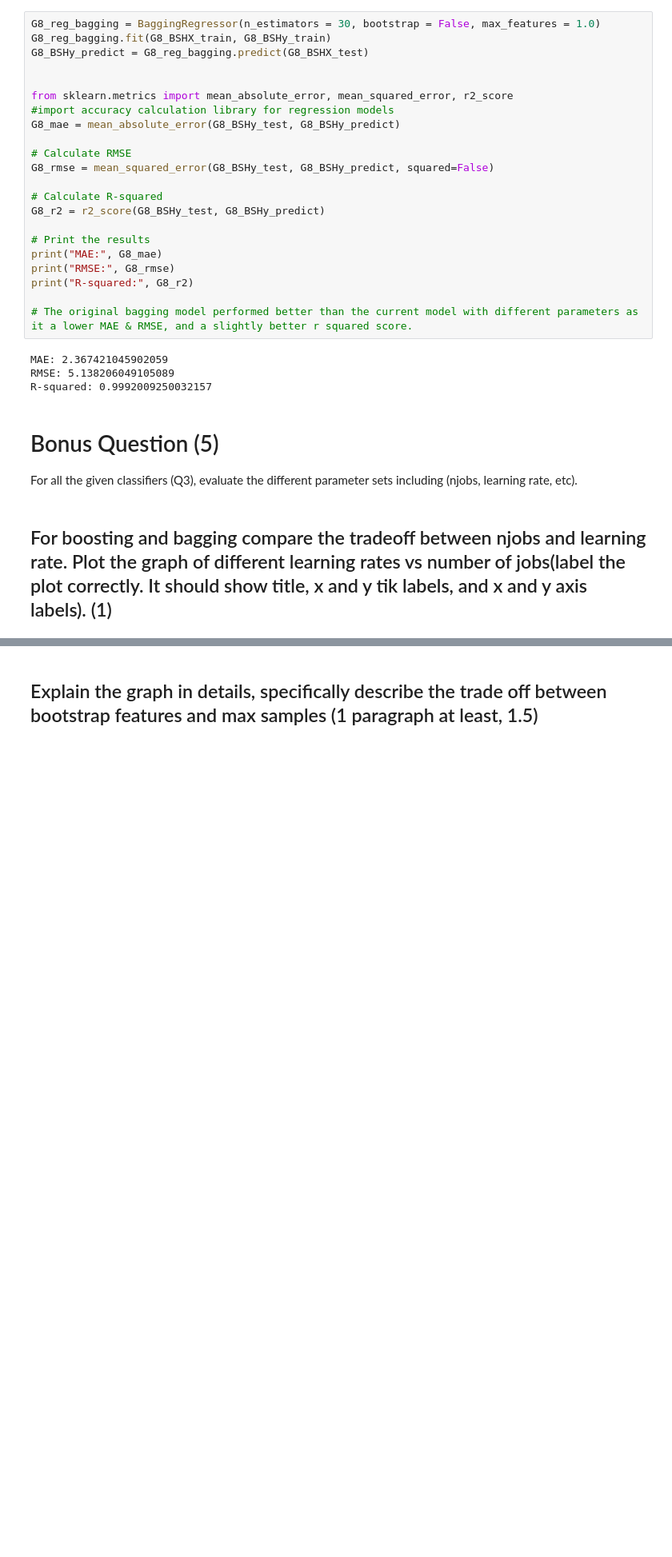
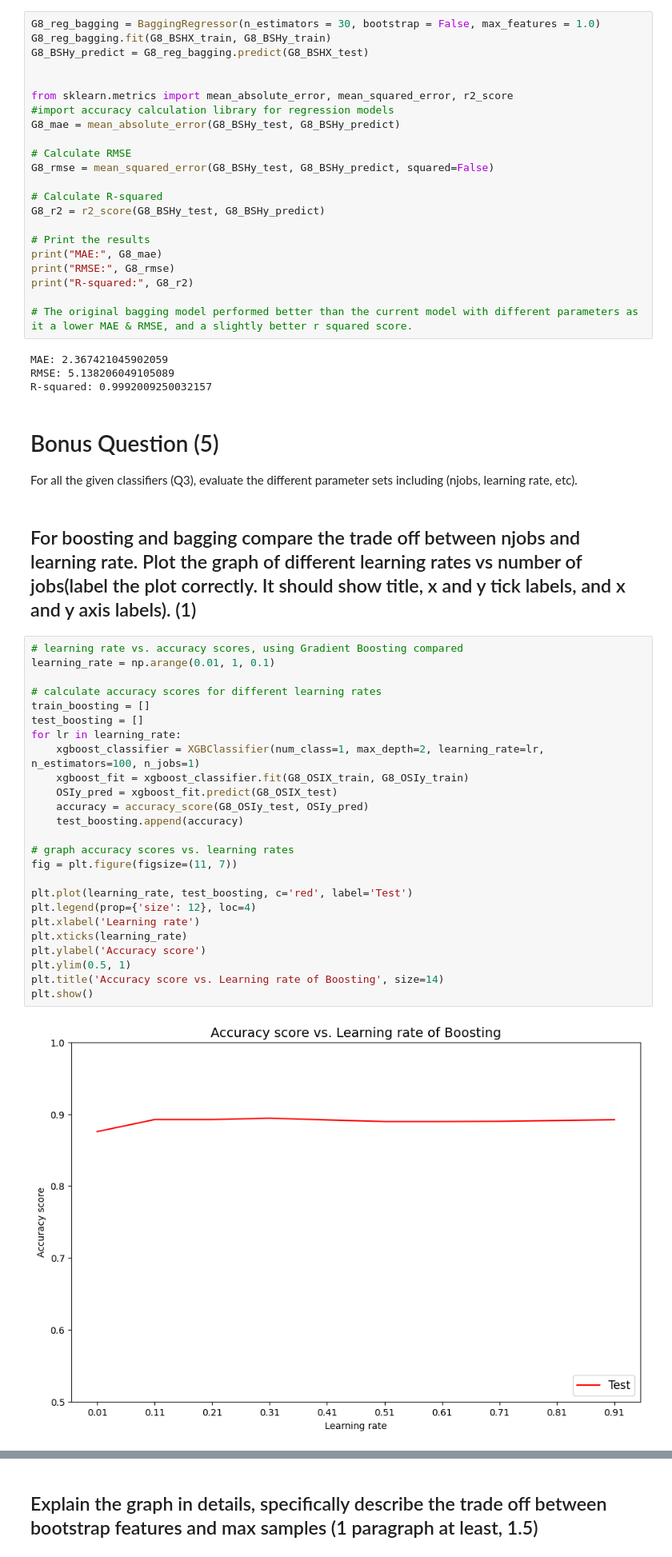
Before and after one commit to GeorgetownAnlytics/Wine-Quality-Prediction, a Jupyter notebook: Assignment1/Assignment 1_Group8_Final.ipynb, the cells around one changed output, grey strips where cells are left out. Shown at 80% size. Saved outputs shown, nothing was run; the diff lists cells and outputs as text; blank space fills up the shorter version.

```diff
--- a/Assignment1/Assignment 1_Group8_updated.ipynb
+++ b/Assignment1/Assignment 1_Group8_Final.ipynb
@@ -830,4 +830,31 @@ R-squared: 0.9992009250032157
 # Bonus Question (5)
 For all the given classifiers (Q3), evaluate the different parameter sets including (njobs, learning rate, etc).
 # %% [markdown]
-## For boosting and bagging compare the tradeoff between njobs and learning rate. Plot the graph of different learning rates vs number of jobs(label the plot correctly. It should show title, x and y tik labels, and x and y axis labels). (1)
+## For boosting and bagging compare the trade off between njobs and learning rate. Plot the graph of different learning rates vs number of jobs(label the plot correctly. It should show title, x and y tick labels, and x and y axis labels). (1)
+# %%
+# learning rate vs. accuracy scores, using Gradient Boosting compared
+learning_rate = np.arange(0.01, 1, 0.1)
+
+# calculate accuracy scores for different learning rates
+train_boosting = []
+test_boosting = []
+for lr in learning_rate:
+    xgboost_classifier = XGBClassifier(num_class=1, max_depth=2, learning_rate=lr, n_estimators=100, n_jobs=1)
+    xgboost_fit = xgboost_classifier.fit(G8_OSIX_train, G8_OSIy_train)
+    OSIy_pred = xgboost_fit.predict(G8_OSIX_test)
+    accuracy = accuracy_score(G8_OSIy_test, OSIy_pred)
+    test_boosting.append(accuracy)
+
+# graph accuracy scores vs. learning rates
+fig = plt.figure(figsize=(11, 7))
+
+plt.plot(learning_rate, test_boosting, c='red', label='Test')
+plt.legend(prop={'size': 12}, loc=4)
+plt.xlabel('Learning rate')
+plt.xticks(learning_rate)
+plt.ylabel('Accuracy score')
+plt.ylim(0.5, 1)
+plt.title('Accuracy score vs. Learning rate of Boosting', size=14)
+plt.show()
+# %% [output]
+[figure, added]
```
Also changed, not shown: parts of 7 cells of this notebook, 1 other file.
